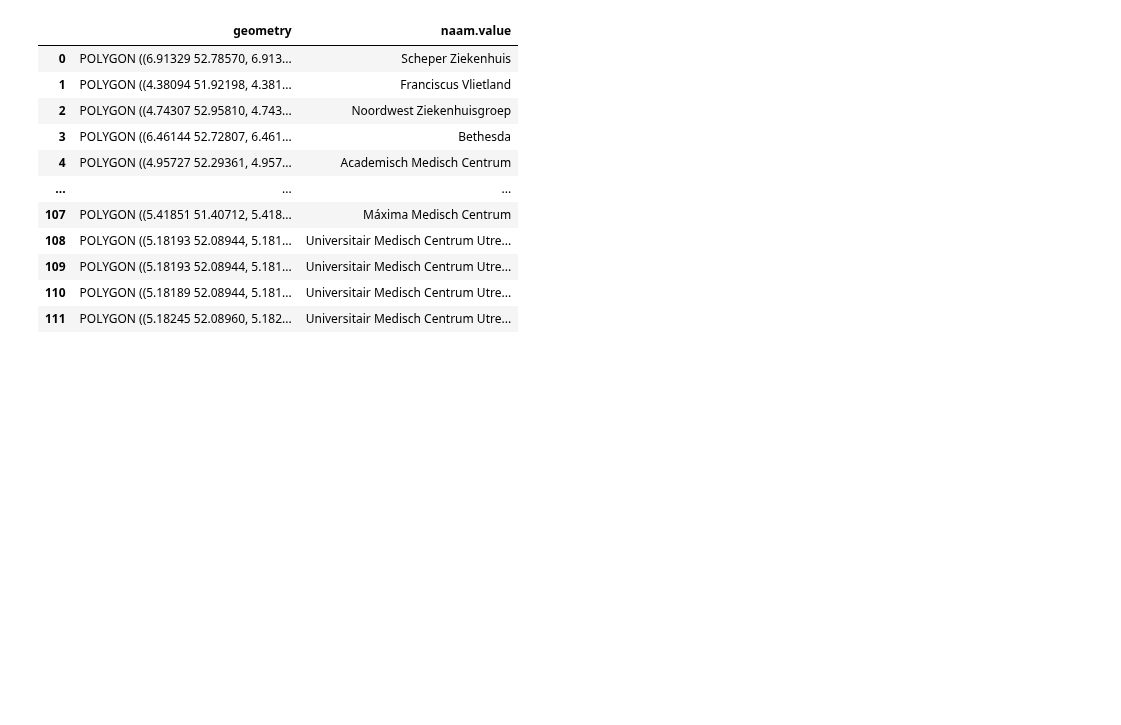
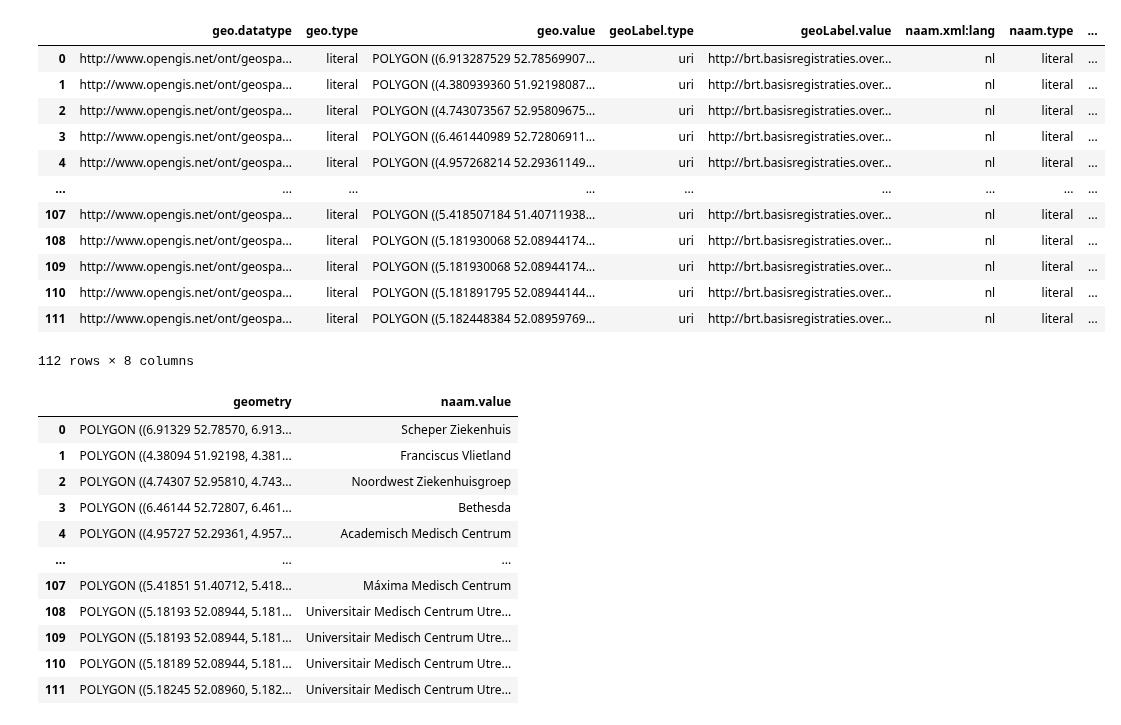
Before and after one commit to BramblePie/FlaskReact, a Jupyter notebook: flask-backend/testen.ipynb, the cells around one changed output. Cells and saved outputs as stored; diff of their text form; code cells hidden in the pictures; blank space fills up the shorter version.

```diff
--- a/flask-backend/testen.ipynb
+++ b/flask-backend/testen.ipynb
@@ -16,17 +16,32 @@ def query_kadaster(sparql_query, sparql_service_url):
 # %%
 sparql_query = """
 PREFIX rdfs: <http://www.w3.org/2000/01/rdf-schema#>
 PREFIX brt: <http://brt.basisregistraties.overheid.nl/def/top10nl#>
 PREFIX geo: <http://www.opengis.net/ont/geosparql#>
 SELECT  ?geo (?x as ?geoLabel) ?naam WHERE {
  ?x a brt:Ziekenhuis;
  	brt:naam ?naam;
     geo:hasGeometry/geo:asWKT ?geo.
 }
 """
 sparql_service_url = "https://data.pdok.nl/sparql"
 
 data = query_kadaster(sparql_query, sparql_service_url)
+data
+# %% [output]
+|  | geo.datatype | geo.type | geo.value | geoLabel.type | geoLabel.value | naam.xml:lang | naam.type | ... |
+| 0 | http://www.opengis.net/ont/geospa... | literal | POLYGON ((6.913287529 52.78569907... | uri | http://brt.basisregistraties.over... | nl | literal | ... |
+| 1 | http://www.opengis.net/ont/geospa... | literal | POLYGON ((4.380939360 51.92198087... | uri | http://brt.basisregistraties.over... | nl | literal | ... |
+| 2 | http://www.opengis.net/ont/geospa... | literal | POLYGON ((4.743073567 52.95809675... | uri | http://brt.basisregistraties.over... | nl | literal | ... |
+| 3 | http://www.opengis.net/ont/geospa... | literal | POLYGON ((6.461440989 52.72806911... | uri | http://brt.basisregistraties.over... | nl | literal | ... |
+| 4 | http://www.opengis.net/ont/geospa... | literal | POLYGON ((4.957268214 52.29361149... | uri | http://brt.basisregistraties.over... | nl | literal | ... |
+| ... | ... | ... | ... | ... | ... | ... | ... | ... |
+| 107 | http://www.opengis.net/ont/geospa... | literal | POLYGON ((5.418507184 51.40711938... | uri | http://brt.basisregistraties.over... | nl | literal | ... |
+| 108 | http://www.opengis.net/ont/geospa... | literal | POLYGON ((5.181930068 52.08944174... | uri | http://brt.basisregistraties.over... | nl | literal | ... |
+| 109 | http://www.opengis.net/ont/geospa... | literal | POLYGON ((5.181930068 52.08944174... | uri | http://brt.basisregistraties.over... | nl | literal | ... |
+| 110 | http://www.opengis.net/ont/geospa... | literal | POLYGON ((5.181891795 52.08944144... | uri | http://brt.basisregistraties.over... | nl | literal | ... |
+| 111 | http://www.opengis.net/ont/geospa... | literal | POLYGON ((5.182448384 52.08959769... | uri | http://brt.basisregistraties.over... | nl | literal | ... |
+112 rows × 8 columns
 # %%
 
 data = gpd.GeoDataFrame(data)
```
Also changed, not shown: 1 other file.
